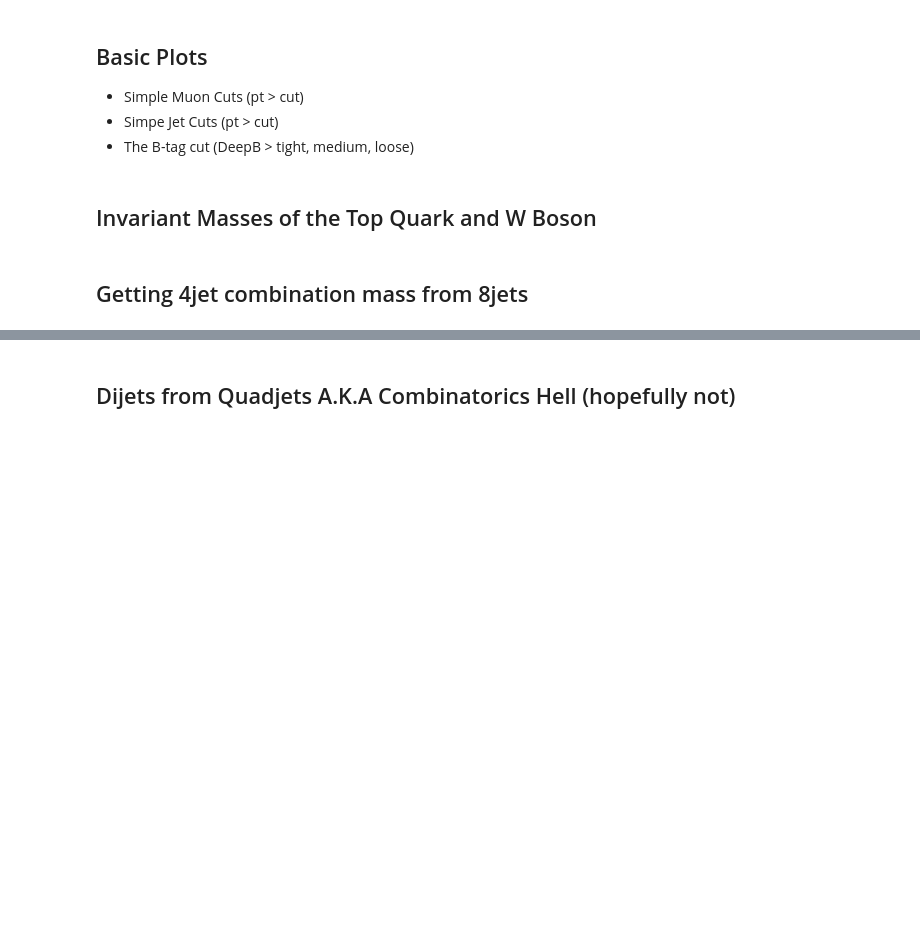
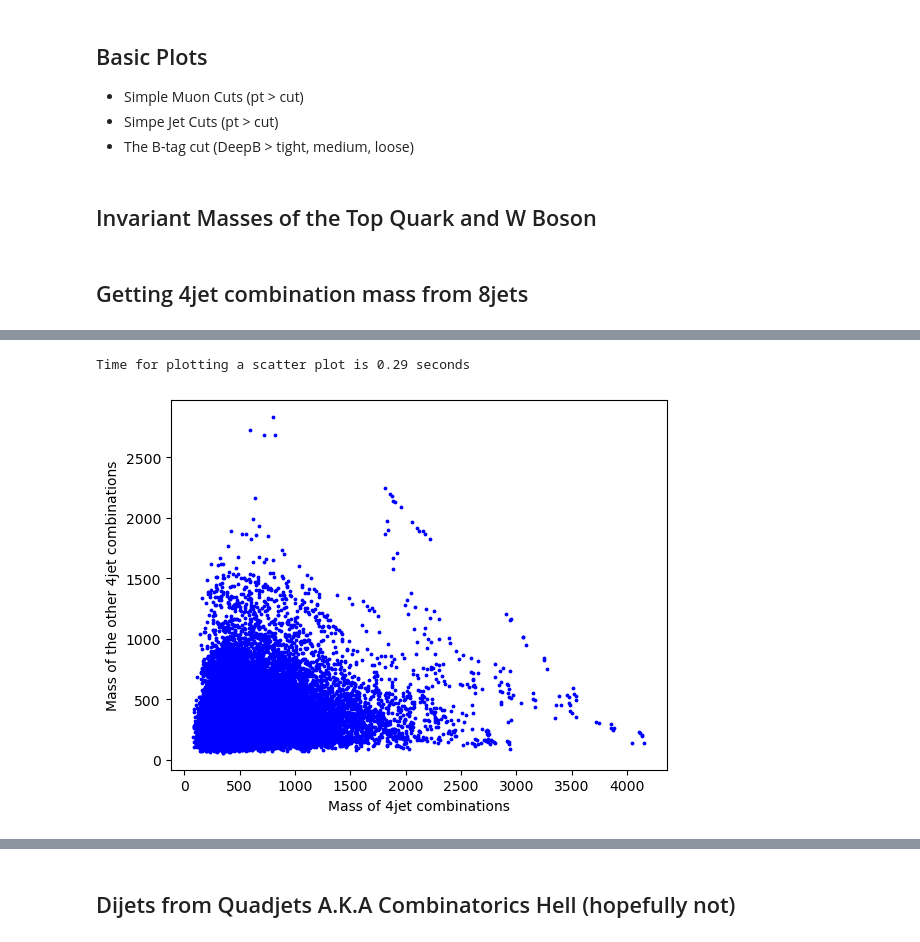
Before and after one commit to mattbellis/CMS-top-BNV2, a Jupyter notebook: analysis_template_Samyak.ipynb, the cells around one changed output, grey strips where cells are left out. Saved outputs shown, nothing was run; the diff lists cells and outputs as text; code cells hidden in the pictures; blank space fills up the shorter version.

```diff
--- a/analysis_template_Samyak.ipynb
+++ b/analysis_template_Samyak.ipynb
@@ -145,2 +190,3 @@ JetHT_events = load_file("JetHT")
 # %%
-events = RunII_events
+#Change the variable to change to other datasets, so that you don't need to load each time you want a new array
+events = small_events
@@ -554,8 +571,11 @@ print(f'Time to calculate the mass is {time.time() - start_time:.2f} seconds')
 # %%
 start_time = time.time()
-plt.scatter(ak.flatten(combocombo1).to_list(), ak.flatten(combocombo2).to_list(), color="blue")
+plt.scatter(ak.flatten(combocombo1).to_list(), ak.flatten(combocombo2).to_list(), color="blue",s=3)
 plt.xlabel("Mass of 4jet combinations")
 plt.ylabel("Mass of the other 4jet combinations")
-plt.ylim(0,2500)
-plt.xlim(0,2500)
+#plt.ylim(0,2500)
+#plt.xlim(0,2500)
 print(f'Time for plotting a scatter plot is {time.time() - start_time:.2f} seconds')
+# %% [output]
+Time for plotting a scatter plot is 0.29 seconds
+[figure, added]
```
Also changed, not shown: parts of 31 cells of this notebook.
